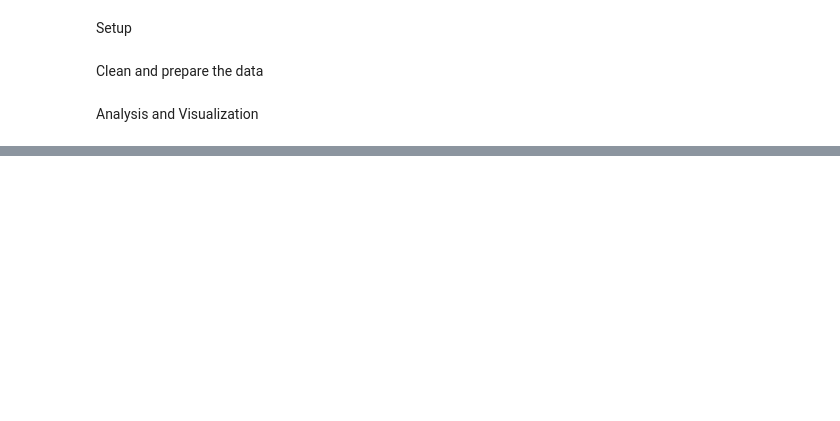
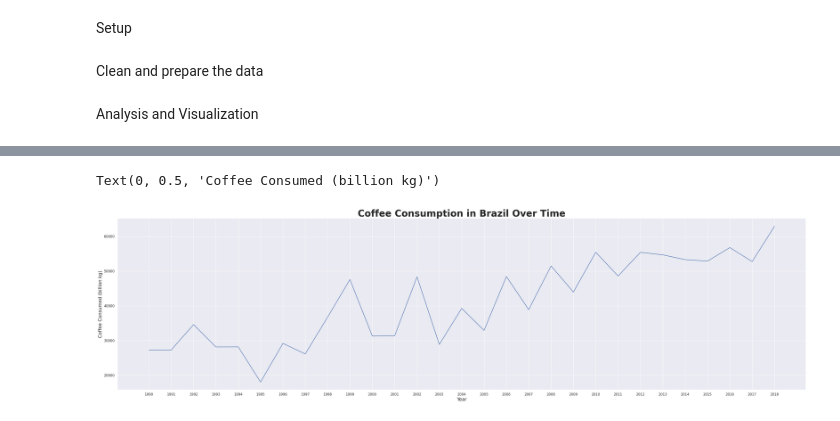
Before and after one commit to Dylanbbenson/Coffee_Data_Analysis, a Jupyter notebook: Coffee_Analysis.ipynb, the cells around one changed output, grey strips where cells are left out. Drawn from its saved outputs; the diff is of its cells as text; code cells hidden in the pictures; blank space fills up the shorter version.

```diff
--- a/Coffee_Analysis.ipynb
+++ b/Coffee_Analysis.ipynb
@@ -156,7 +240,10 @@ Brazil
 # %%
 #Create line graph of Brazilian coffee consumption over time.
 sns.set(rc={"figure.figsize":(40, 10)})
 scatter = sns.lineplot(data=pivot, x='Year', y='Brazil')
-scatter.set_title('Brazilian Coffee Consumption Over Time', fontdict={'size': 30, 'weight': 'bold'})
+scatter.set_title('Coffee Consumption in Brazil Over Time', fontdict={'size': 30, 'weight': 'bold'})
 scatter.set_xlabel('Year', fontdict={'size': 15})
 scatter.set_ylabel('Coffee Consumed (billion kg)', fontdict={'size': 15})
+# %% [output]
+Text(0, 0.5, 'Coffee Consumed (billion kg)')
+[figure, added]
```
Also changed, not shown: parts of 26 cells of this notebook.
